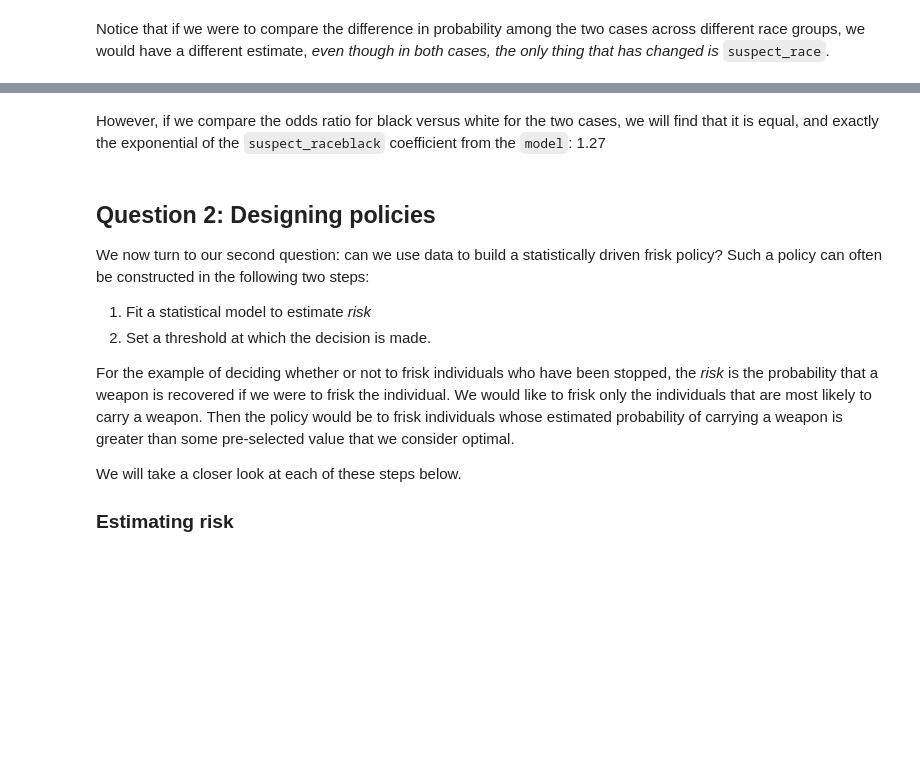
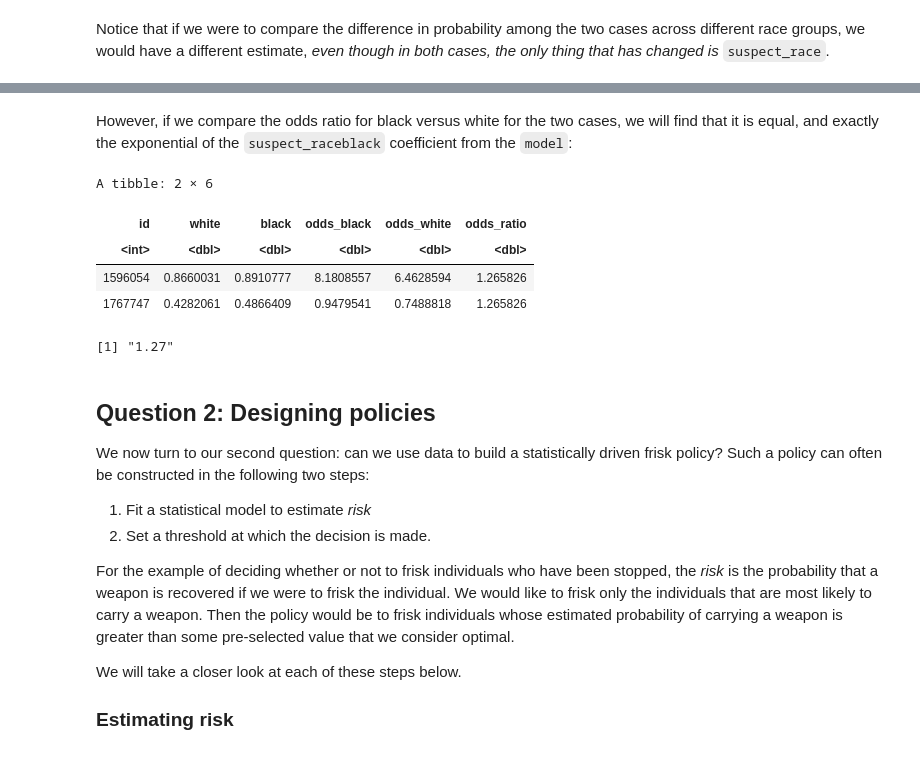
Before and after one commit to stanford-policylab/mse125, a Jupyter notebook: week_6/logistic-answers.ipynb, the cells around one changed output, grey strips where cells are left out. Drawn from its saved outputs; the diff is of its cells as text; code cells hidden in the pictures; blank space fills up the shorter version.

```diff
--- a/week_6/logistic-answers.ipynb
+++ b/week_6/logistic-answers.ipynb
@@ -447,3 +477,9 @@ A data.frame: 4 × 3
 | 1767747 | white | 0.4282061 |
 | 1596054 | black | 0.8910777 |
 | 1767747 | black | 0.4866409 |
+# %%
+# reshape predicted_probs
+predicted_probs_wider <- predicted_probs %>%
+    pivot_wider(names_from = suspect_race, values_from = p_frisk)
+
+predicted_probs_wider
@@ -457,12 +505,23 @@ though in both cases, the only thing that has changed is_ `suspect_race`.
 # %% [markdown]
 However, if we compare the odds ratio for black versus white for the two cases,
 we will find that it is equal, and exactly the exponential of the
-`suspect_raceblack` coefficient from the `model`: 1.27
+`suspect_raceblack` coefficient from the `model`:
 # %%
-# predicted_probs %>%
-#   mutate(odds_black = black / (1 - black),
-#          odds_white = white / (1 - white),
-#          odds_ratio = odds_black / odds_white)
+predicted_probs_wider %>%
+  mutate(odds_black = black / (1 - black),
+         odds_white = white / (1 - white),
+         odds_ratio = odds_black / odds_white)
+# %% [output]
+A tibble: 2 × 6
+| id | white | black | odds_black | odds_white | odds_ratio |
+| <int> | <dbl> | <dbl> | <dbl> | <dbl> | <dbl> |
+| 1596054 | 0.8660031 | 0.8910777 | 8.1808557 | 6.4628594 | 1.265826 |
+| 1767747 | 0.4282061 | 0.4866409 | 0.9479541 | 0.7488818 | 1.265826 |
+# %%
+# suspect_raceblack coefficient from our model
+format(exp(coef(model)[["suspect_raceblack"]]), digits = 3)
+# %% [output]
+[1] "1.27"
 # %% [markdown]
 
 ## Question 2: Designing policies
```
Also changed, not shown: parts of 11 cells of this notebook, 1 other file.
